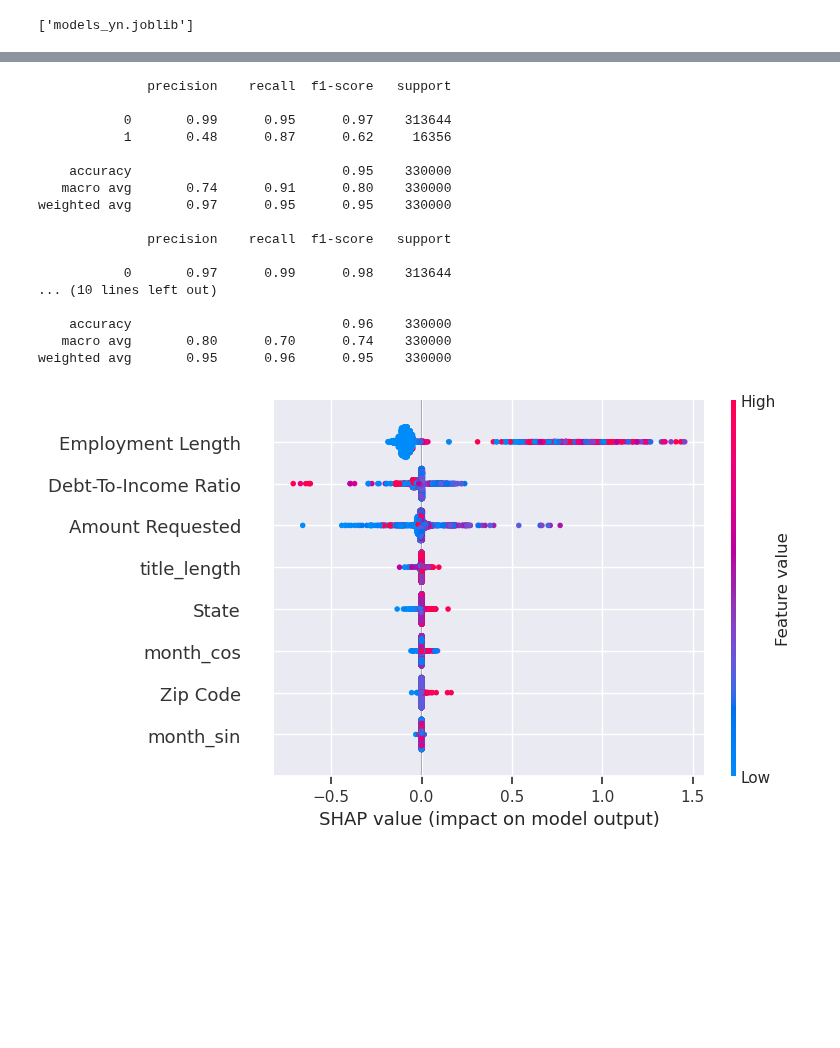
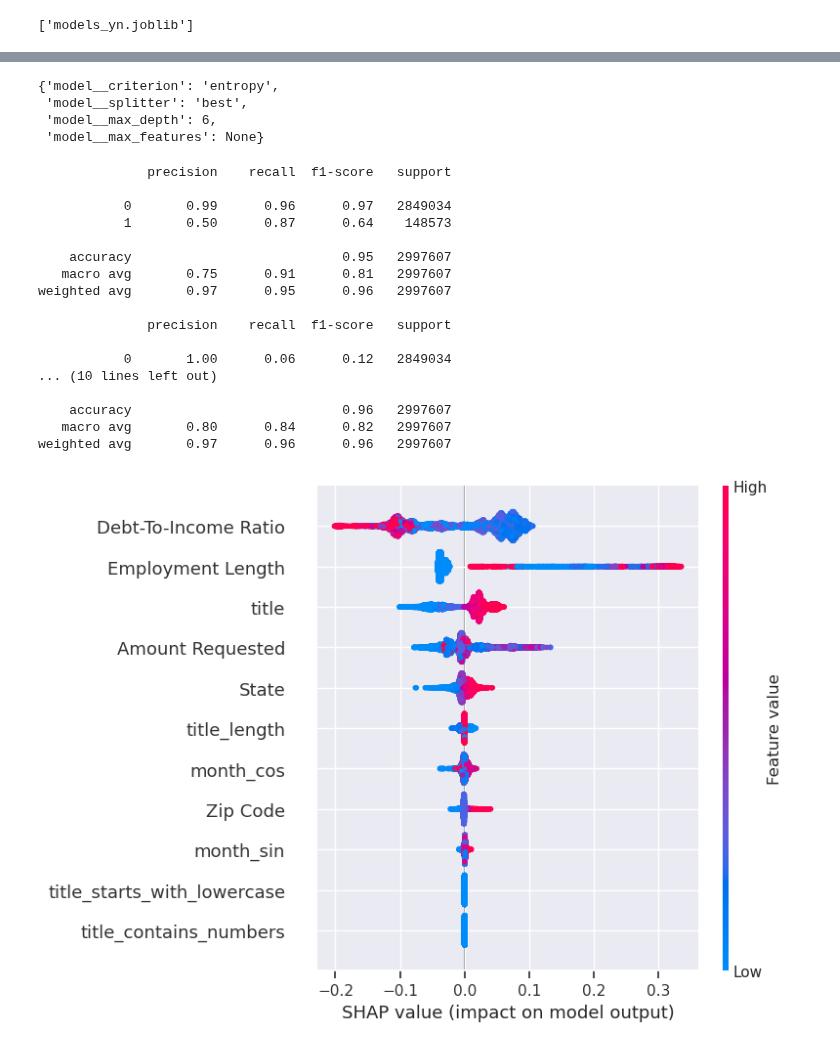
Before and after one commit to gediminas-skvarnavicius/lending-club, a Jupyter notebook: model_1_accepted_rejected.ipynb, the cells around one changed output, grey strips where cells are left out. Saved outputs shown, nothing was run; the diff lists cells and outputs as text; code cells hidden in the pictures; blank space fills up the shorter version.

Commit message:
second model initiated eda vif

```diff
--- a/model_1_accepted_rejected.ipynb
+++ b/model_1_accepted_rejected.ipynb
@@ -55,11 +54,11 @@ y_train = data_train['Policy Code']
 y_val= data_val['Policy Code']
 # %%
 X_mini_train, discard1, y_mini_train, discard2 = train_test_split(
-    X_train, y_train, stratify=y_train,train_size=2000000,test_size=2
+    X_train, y_train, stratify=y_train,train_size=3000000,test_size=2
 )
 
 X_mini_val, discard1, y_mini_val, discard2 = train_test_split(
-    X_val, y_val, stratify=y_val,train_size=600000,test_size=2
+    X_val, y_val, stratify=y_val,train_size=900000,test_size=2
 )
 # %% [markdown]
 ## Pipelines
@@ -83,10 +82,10 @@ emp_length_imputer=tr.NotInImputerPolars(cat_no=12,fill_value=None)
 
 imputer = tr.PolarsColumnTransformer(
     [
-        tr.PolarsColumnTransformer.Step(title_cat_imputer, "title"),
-        tr.PolarsColumnTransformer.Step(zip_imputer, "Zip Code"),
-        tr.PolarsColumnTransformer.Step(state_imputer, "State"),
-        tr.PolarsColumnTransformer.Step(emp_length_imputer, "Employment Length"),
+        tr.PolarsColumnTransformer.Step("title_imp",title_cat_imputer, "title"),
+        tr.PolarsColumnTransformer.Step("zip_code_imp", zip_imputer, "Zip Code"),
+        tr.PolarsColumnTransformer.Step("state_imp",state_imputer, "State"),
+        tr.PolarsColumnTransformer.Step("len_imp",emp_length_imputer, "Employment Length"),
     ]
 )
 # %% [markdown]
@@ -113,10 +112,10 @@ length_order = [
 employment_encoder = tr.PolarsOrdinalEncoder(order=length_order)
 encoder = tr.PolarsColumnTransformer(
     [
-        tr.PolarsColumnTransformer.Step(state_encoder, "State"),
-        tr.PolarsColumnTransformer.Step(zip_encoder, "Zip Code"),
-        tr.PolarsColumnTransformer.Step(title_encoder, "title"),
-        tr.PolarsColumnTransformer.Step(employment_encoder, "Employment Length"),
+        tr.PolarsColumnTransformer.Step("state", state_encoder, "State"),
+        tr.PolarsColumnTransformer.Step("zip_code",zip_encoder, "Zip Code"),
+        tr.PolarsColumnTransformer.Step("title", title_encoder, "title"),
+        tr.PolarsColumnTransformer.Step("emp_length", employment_encoder, "Employment Length"),
     ]
 )
 null_imp = tr.PolarsNullImputer(fill_value=-9)
@@ -129,7 +128,7 @@ model_lgbm = lgb.LGBMClassifier(
     random_state=1,
 )
 
-boruta = tr.BorutaFeatureSelectorPolars(model_lgbm, random_state=1,perc=100)
+boruta = tr.BorutaFeatureSelectorPolars(model_lgbm, random_state=1, perc=100)
 
 preprocess_lgbm = Pipeline(
     [
@@ -284 +324,8 @@ Pipeline(steps=[('preprocess',
+# %%
+models.models['tree_yn'].best_params
+# %% [output]
+{'model__criterion': 'entropy',
+ 'model__splitter': 'best',
+ 'model__max_depth': 6,
+ 'model__max_features': None}
 # %%
@@ -288,45 +335,45 @@ preds_tree =models.models['tree_yn'].pipeline.predict(X_mini_val)
 #
 # %%
-print(classification_report(y_mini_val,preds_lgbm))
-print(classification_report(y_mini_val,preds_logreg))
-print(classification_report(y_mini_val,preds_tree))
+print(classification_report(y_val,preds_lgbm))
+print(classification_report(y_val,preds_logreg))
+print(classification_report(y_val,preds_tree))
 # %% [output]
               precision    recall  f1-score   support
 
-           0       0.99      0.95      0.97    313644
-           1       0.48      0.87      0.62     16356
+           0       0.99      0.96      0.97   2849034
+           1       0.50      0.87      0.64    148573
 
-    accuracy                           0.95    330000
-   macro avg       0.74      0.91      0.80    330000
-weighted avg       0.97      0.95      0.95    330000
+    accuracy                           0.95   2997607
+   macro avg       0.75      0.91      0.81   2997607
+weighted avg       0.97      0.95      0.96   2997607
 
               precision    recall  f1-score   support
 
-           0       0.97      0.99      0.98    313644
+           0       1.00      0.06      0.12   2849034
 ... (10 lines left out)
 
-    accuracy                           0.96    330000
-   macro avg       0.80      0.70      0.74    330000
-weighted avg       0.95      0.96      0.95    330000
+    accuracy                           0.96   2997607
+   macro avg       0.80      0.84      0.82   2997607
+weighted avg       0.97      0.96      0.96   2997607
 # %%
-names = full_pipeline["preprocess"].transform(X_mini_val.sample(5000, seed=1)).columns
+names = full_pipeline["preprocess"].transform(X_mini_val.sample(1000, seed=1)).columns
 explainer_tree = shap.TreeExplainer(
     full_pipeline["model"],
     data=full_pipeline["preprocess"]
-    .transform((X_mini_val.sample(100, seed=1)))
+    .transform((X_mini_val.sample(10000, seed=1)))
     .to_numpy(),
     model_output="probability",
 )
 
 shap_values = explainer_tree.shap_values(
-    full_pipeline["preprocess"].transform(X_mini_val.sample(5000, seed=1)).to_numpy()
+    full_pipeline["preprocess"].transform(X_mini_val.sample(10000, seed=1)).to_numpy()
 )
 
 shap.summary_plot(
     shap_values,
-    full_pipeline["preprocess"].transform(X_mini_val.sample(5000, seed=1)).to_numpy(),
+    full_pipeline["preprocess"].transform(X_mini_val.sample(10000, seed=1)).to_numpy(),
     feature_names=names,
     max_display=20,
 )
 # %% [output]
-[figure, old version]
+[figure, new version]
```
Also changed, not shown: parts of 16 cells of this notebook, 10 other files.
